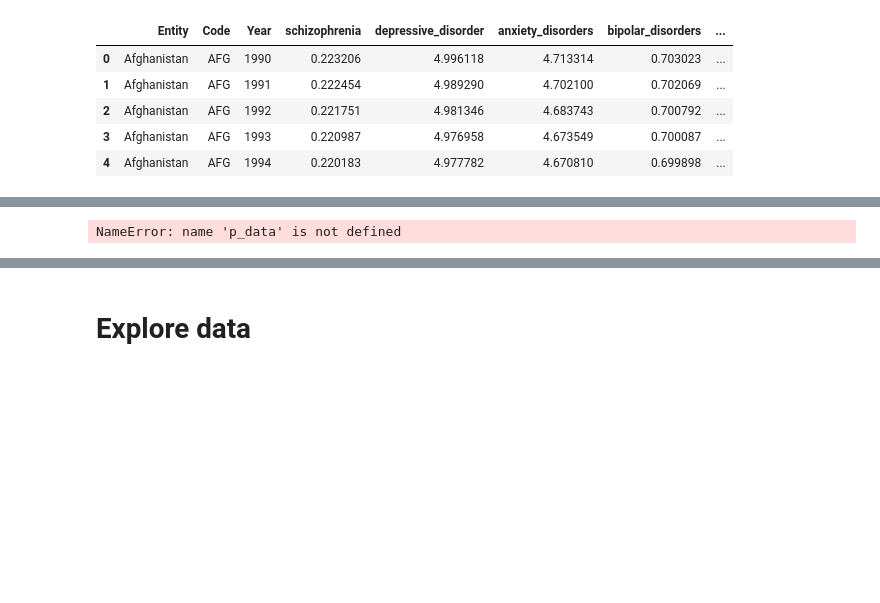
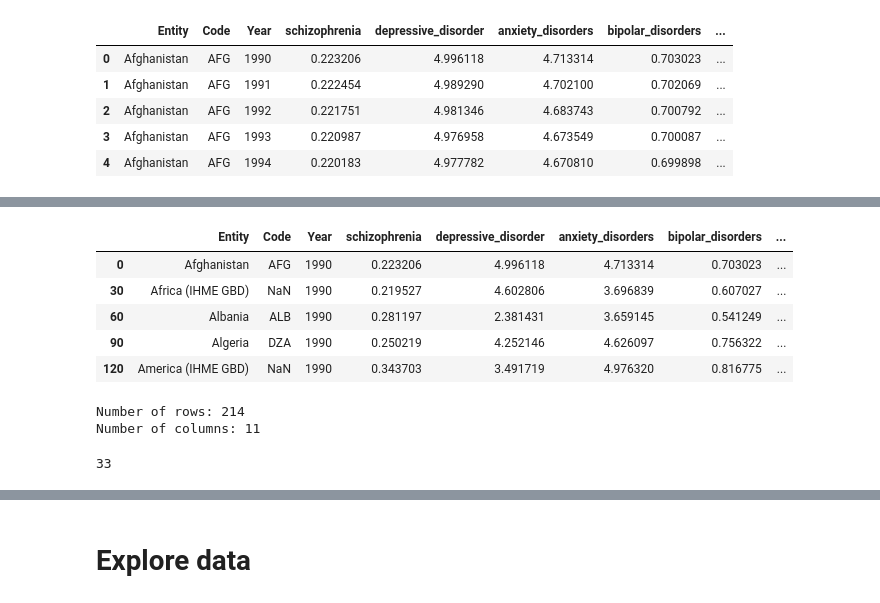
Before and after one commit to FloHoliday/DVIZ_Project, a Jupyter notebook: world_map.ipynb, the cells around one changed output, grey strips where cells are left out. Saved outputs shown, nothing was run; the diff lists cells and outputs as text; code cells hidden in the pictures; blank space fills up the shorter version.

```diff
--- a/world_map.ipynb
+++ b/world_map.ipynb
@@ -92,26 +22,25 @@ See the caveats in the documentation: https://pandas.pydata.org/pandas-docs/stab
-# %%
-
-
-
-
-p_data['per_v'] = (p_data['cow'] / p_data['total']) * 100
-p_data['per_c'] = (p_data['goat'] / p_data['total']) * 100
-p_data['per_b'] = (p_data['sheep'] / p_data['total']) * 100
-
-
-def label_classification(percentage):
-    if percentage < 100 / 3:
-        return 'A'
-    elif percentage < 100 * 2 / 3:
-        return 'B'
-    else:
-        return 'C'
-
-p_data['v_cl'] = p_data['per_v'].apply(label_classification)
-p_data['c_cl'] = p_data['per_c'].apply(label_classification)
-p_data['b_cl'] = p_data['per_b'].apply(label_classification)
-
-
-p_data['cheese_label'] = p_data['v_cl'] + p_data['c_cl'] + p_data['b_cl']
-# %% [output]
-NameError: name 'p_data' is not defined
+# %%
+mh_1990 = mh_data[mh_data['Year'] == 1990]
+mh_1990.head()
+# %% [output]
+|  | Entity | Code | Year | schizophrenia | depressive_disorder | anxiety_disorders | bipolar_disorders | ... |
+| 0 | Afghanistan | AFG | 1990 | 0.223206 | 4.996118 | 4.713314 | 0.703023 | ... |
+| 30 | Africa (IHME GBD) | NaN | 1990 | 0.219527 | 4.602806 | 3.696839 | 0.607027 | ... |
+| 60 | Albania | ALB | 1990 | 0.281197 | 2.381431 | 3.659145 | 0.541249 | ... |
+| 90 | Algeria | DZA | 1990 | 0.250219 | 4.252146 | 4.626097 | 0.756322 | ... |
+| 120 | America (IHME GBD) | NaN | 1990 | 0.343703 | 3.491719 | 4.976320 | 0.816775 | ... |
+# %%
+rows, cols = mh_1990.shape
+print(f"Number of rows: {rows}")
+print(f"Number of columns: {cols}")
+# %% [output]
+Number of rows: 214
+Number of columns: 11
+# %%
+# Filter rows where 'unemployment_rate' is NaN
+nan_rows = mh_1990[mh_1990['gdp'].isna()]
+
+# Display the rows
+print(len(nan_rows))
+# %% [output]
+33
```
Also changed, not shown: parts of 13 cells of this notebook, 1 other file.
